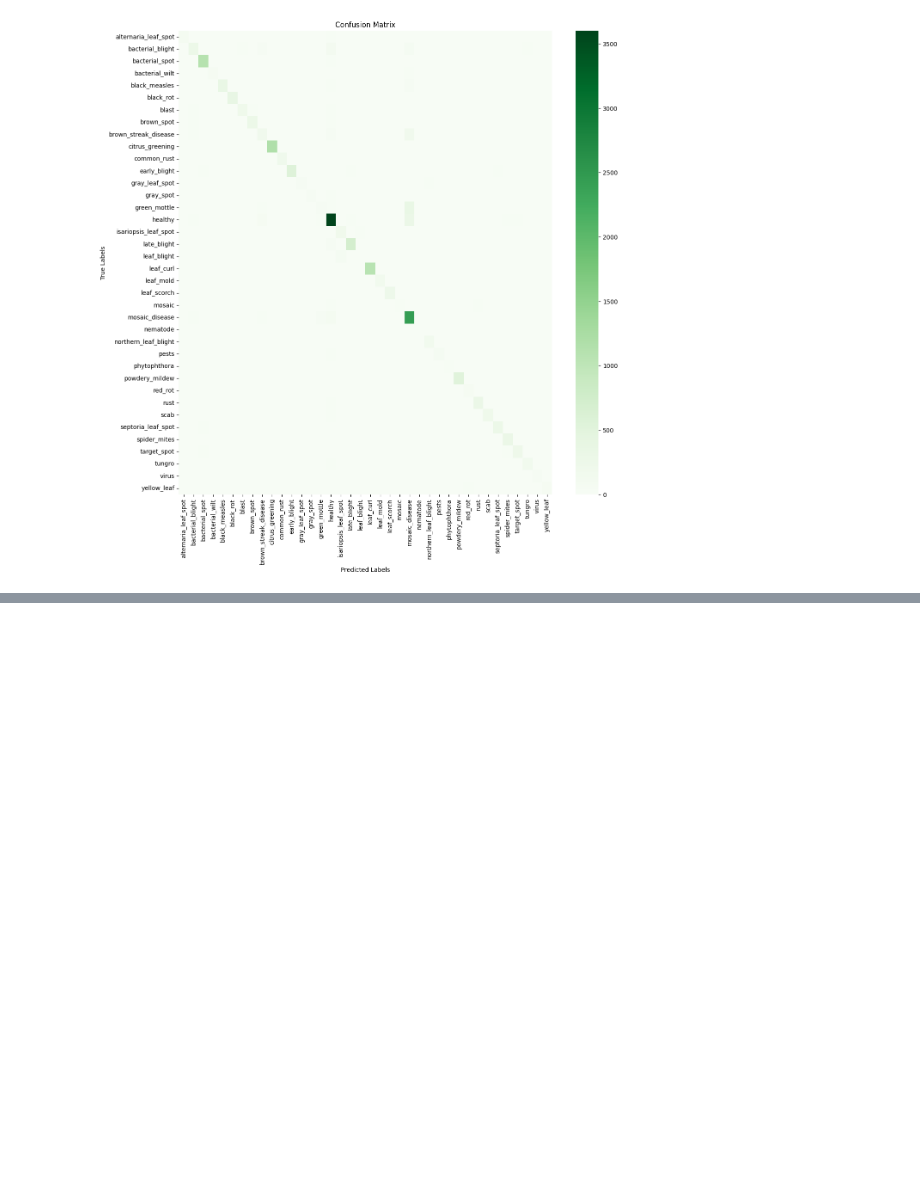
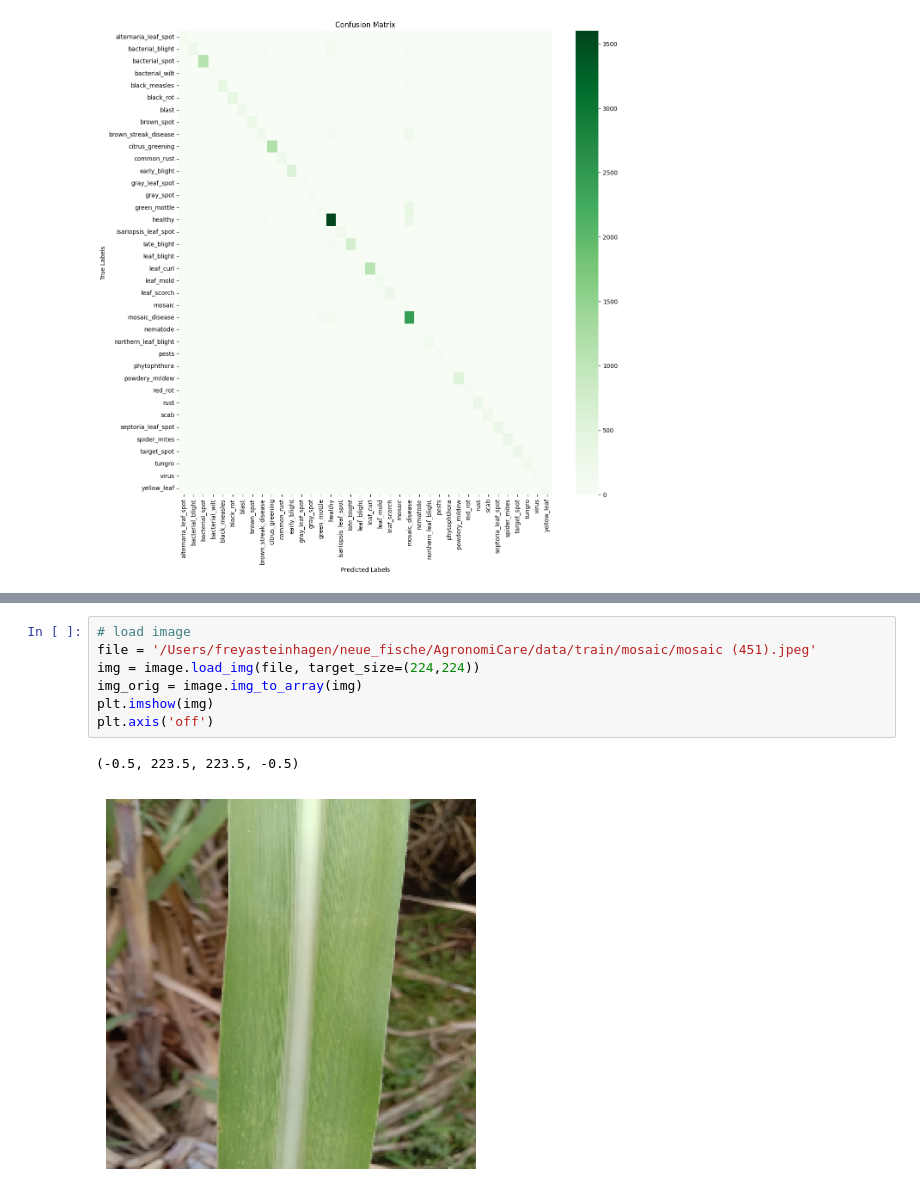
Before and after one commit to forster-j/AgronomiCare, a Jupyter notebook: notebooks/EfficientNetB0_experiment_f.ipynb, the cells around one changed output, grey strips where cells are left out. Cells and saved outputs as stored; diff of their text form; blank space fills up the shorter version.

```diff
--- a/notebooks/EfficientNetB0_experiment_f.ipynb
+++ b/notebooks/EfficientNetB0_experiment_f.ipynb
@@ -366,0 +578,10 @@ plt.show()
+# %%
+# load image
+file = '/Users/freyasteinhagen/neue_fische/AgronomiCare/data/train/mosaic/mosaic (451).jpeg'
+img = image.load_img(file, target_size=(224,224))
+img_orig = image.img_to_array(img)
+plt.imshow(img)
+plt.axis('off')
+# %% [output]
+(-0.5, 223.5, 223.5, -0.5)
+[figure, added]
```
Also changed, not shown: parts of 11 cells of this notebook, 2 other files.
